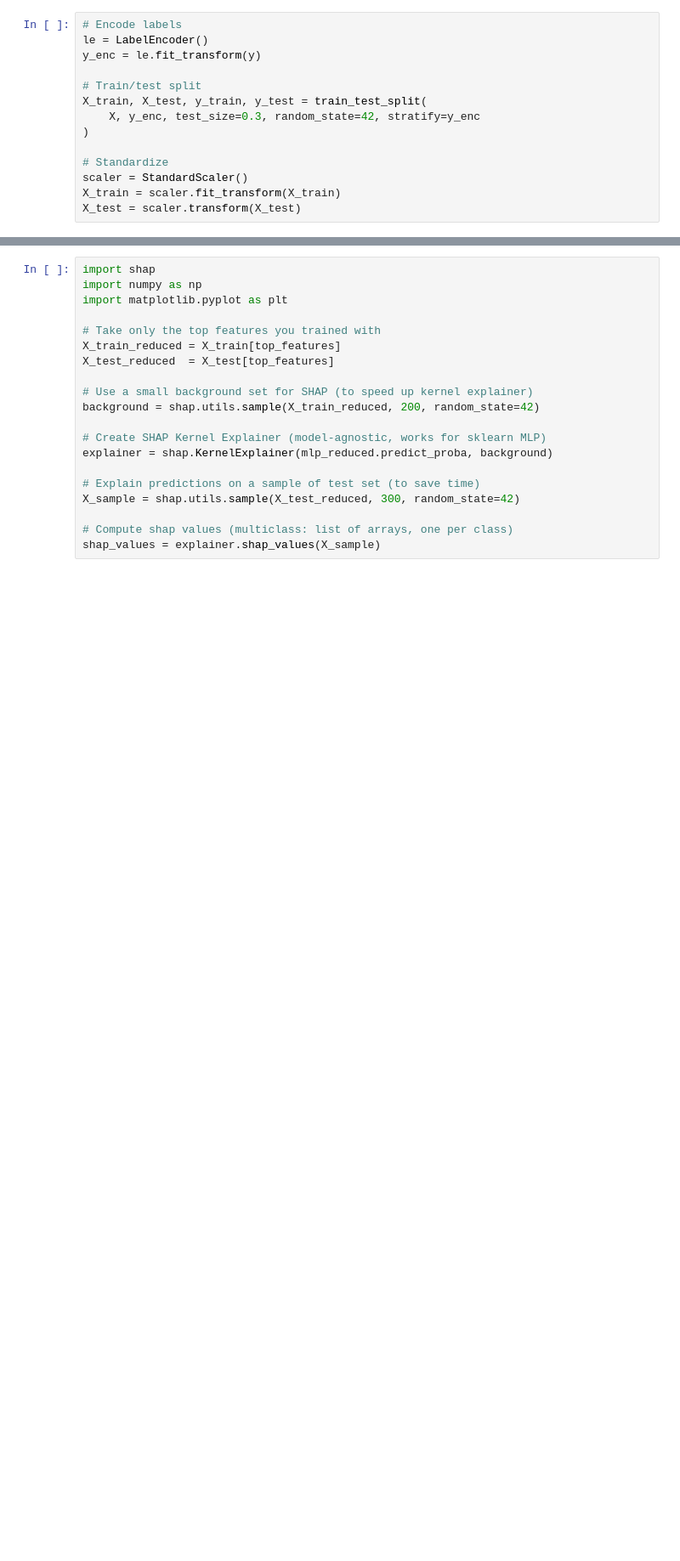
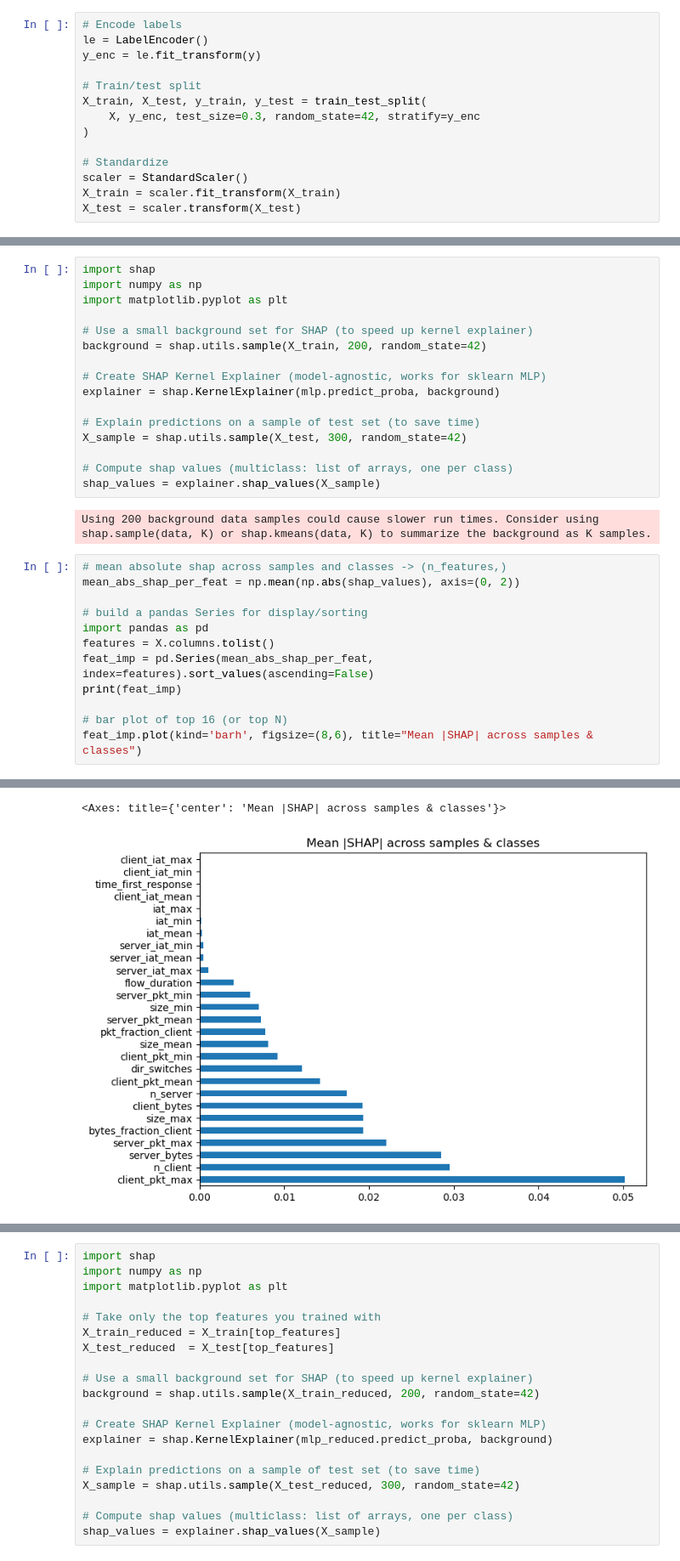
Before and after one commit to sergioJelizalde/DoH_DGA_training, a Jupyter notebook: notebooks/training_mlp_multi.ipynb, the cells around one changed output, grey strips where cells are left out. Shown at 85% size. Saved outputs shown, nothing was run; the diff lists cells and outputs as text; blank space fills up the shorter version.

Commit message:
multi class finish

```diff
--- a/notebooks/training_mlp_multi.ipynb
+++ b/notebooks/training_mlp_multi.ipynb
@@ -189,0 +190,31 @@ plt.show()
+# %%
+import shap
+import numpy as np
+import matplotlib.pyplot as plt
+
+# Use a small background set for SHAP (to speed up kernel explainer)
+background = shap.utils.sample(X_train, 200, random_state=42)
+
+# Create SHAP Kernel Explainer (model-agnostic, works for sklearn MLP)
+explainer = shap.KernelExplainer(mlp.predict_proba, background)
+
+# Explain predictions on a sample of test set (to save time)
+X_sample = shap.utils.sample(X_test, 300, random_state=42)
+
+# Compute shap values (multiclass: list of arrays, one per class)
+shap_values = explainer.shap_values(X_sample)
+# %% [output]
+Using 200 background data samples could cause slower run times. Consider using shap.sample(data, K) or shap.kmeans(data, K) to summarize the background as K samples.
+# %%
+# mean absolute shap across samples and classes -> (n_features,)
+mean_abs_shap_per_feat = np.mean(np.abs(shap_values), axis=(0, 2))
+
+# build a pandas Series for display/sorting
+import pandas as pd
+features = X.columns.tolist()
+feat_imp = pd.Series(mean_abs_shap_per_feat, index=features).sort_values(ascending=False)
+print(feat_imp)
+
+# bar plot of top 16 (or top N)
+feat_imp.plot(kind='barh', figsize=(8,6), title="Mean |SHAP| across samples & classes")
+# %% [output]
@@ -190,3 +238,5 @@ plt.show()
+<Axes: title={'center': 'Mean |SHAP| across samples & classes'}>
+[figure, added]
 # %%
 import pandas as pd
 X_train = pd.DataFrame(X_train, columns=feature_names)
```
Also changed, not shown: parts of 10 cells of this notebook.
